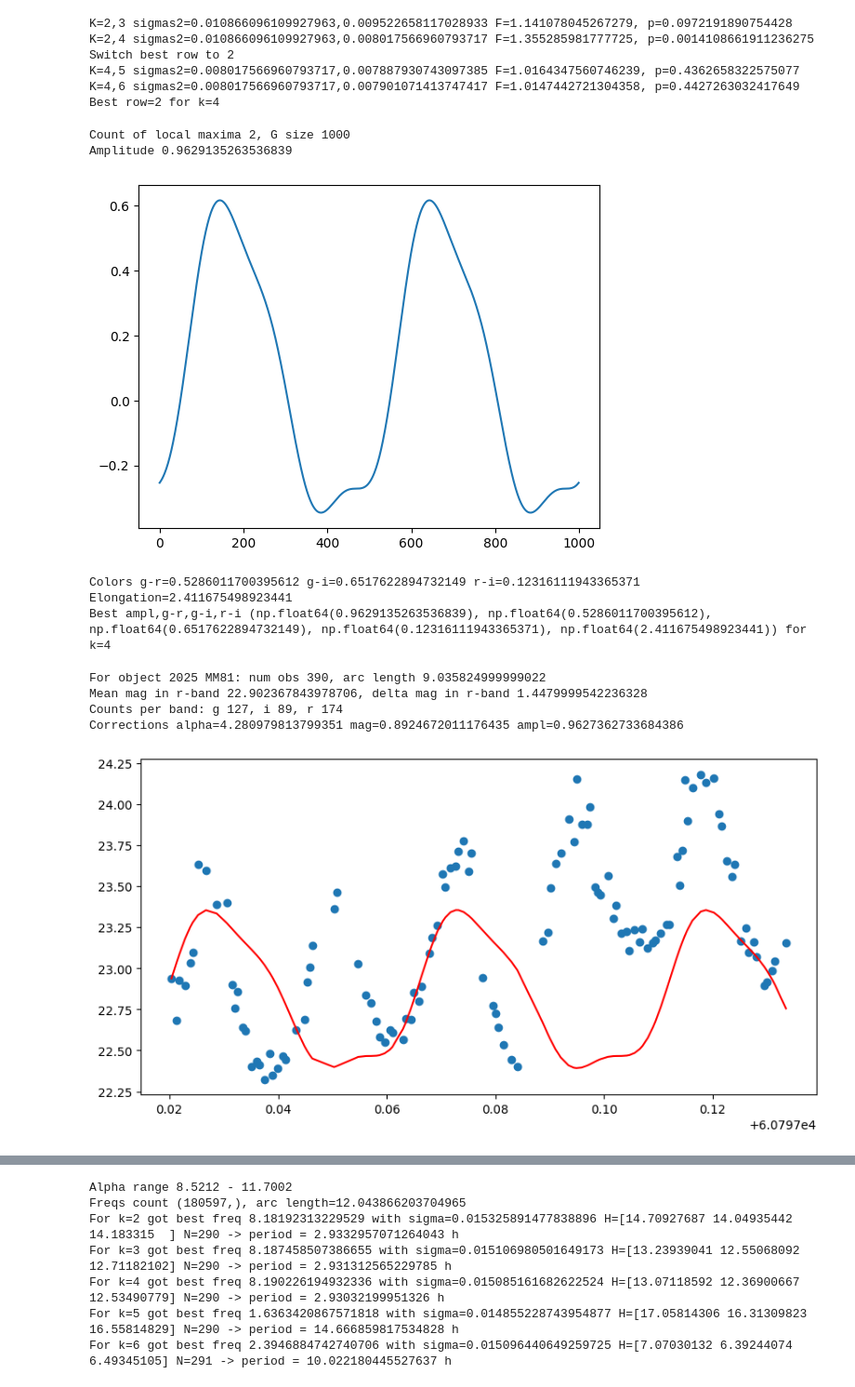
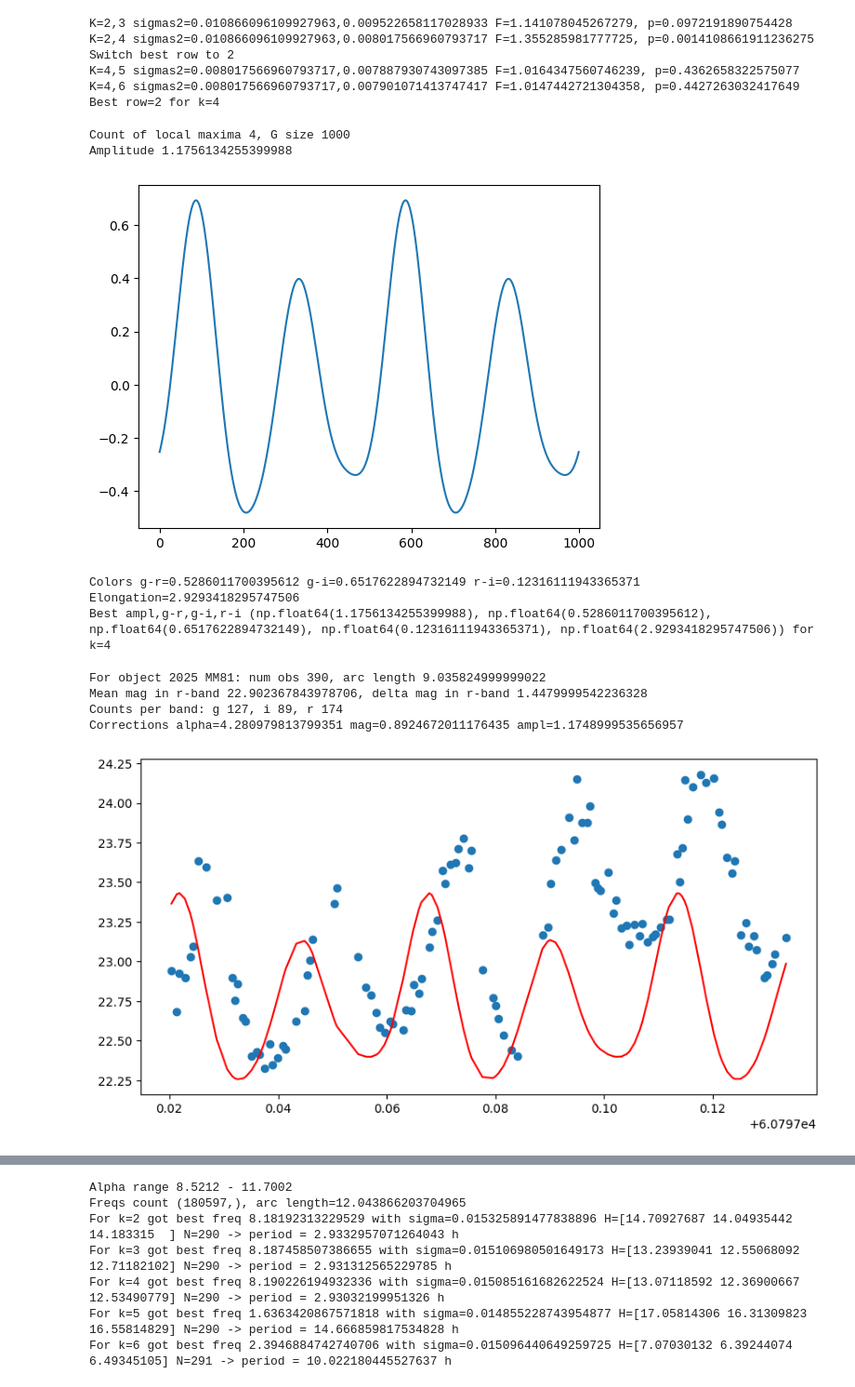
Before and after one commit to HoodedCrow/adam_core, a Jupyter notebook: examples/rotation_period.ipynb, the cells around one changed output, grey strips where cells are left out. Shown at 93% size. Drawn from its saved outputs; the diff is of its cells as text; code cells hidden in the pictures.

```diff
--- a/examples/rotation_period.ipynb
+++ b/examples/rotation_period.ipynb
@@ -369,7 +369,7 @@ def amplitude(fit, alpha_avg):
     G = np.zeros((len(sample)))
     assert len(values) == 2+k*2+3
     for j in range(0, k):
-        arg = base * j
+        arg = base * (j+1)
         G += values[2+2*j]*np.cos(arg)
         G += values[2+2*j+1]*np.sin(arg)
         # print(f"A{j} -> {2+2*j}")
@@ -377,39 +377,39 @@ def amplitude(fit, alpha_avg):
 
     # Count maxima
     max_count = 0
     for i in range(1, len(G)-1):
         if G[i-1]<G[i] and G[i]>=G[i+1]:
             max_count += 1
     print(f"Count of local maxima {max_count}, G size {len(G)}")
 
     print(f"Amplitude {ampl}")
     plt.plot(G)
     # plt.plot(G[440:480])
     plt.show()
 
     H_g = values[2+2*k]
     H_i = values[2+2*k+1]
     H_r = values[2+2*k+2]
     assert 2+2*k+2 == len(values)-1
     print(f"Colors g-r={H_g-H_r} g-i={H_g-H_i} r-i={H_r-H_i}")
 
     A0 = ampl / (1 + 0.02*alpha_avg)
     elongation = 10 ** (0.4*A0)
     print(f"Elongation={elongation}")
     # print(G[440:480])
     return ampl, H_g-H_r, H_g-H_i, H_r-H_i, elongation
 
 # Expected for 2025 MM81: 1.1, 0.55, 0.67, 0.12, 2.1
 print(f"Best ampl,g-r,g-i,r-i {amplitude(best_fit_mm81, np.deg2rad(np.average(mm81_inputs.angle)))} for k={best_fit_mm81[0]}")
 # for row in fit_mm81:
 #     print(f"k={row[0]}, ample={amplitude(row)}")
 # %% [output]
-Count of local maxima 2, G size 1000
-Amplitude 0.9629135263536839
+Count of local maxima 4, G size 1000
+Amplitude 1.1756134255399988
-[figure, old version]
+[figure, new version]
 Colors g-r=0.5286011700395612 g-i=0.6517622894732149 r-i=0.12316111943365371
-Elongation=2.411675498923441
-Best ampl,g-r,g-i,r-i (np.float64(0.9629135263536839), np.float64(0.5286011700395612), np.float64(0.6517622894732149), np.float64(0.12316111943365371), np.float64(2.411675498923441)) for k=4
+Elongation=2.9293418295747506
+Best ampl,g-r,g-i,r-i (np.float64(1.1756134255399988), np.float64(0.5286011700395612), np.float64(0.6517622894732149), np.float64(0.12316111943365371), np.float64(2.9293418295747506)) for k=4
 # %%
 def viz_vs_data(id, day, inputs, id_fit):
     k, sigma2, freq, values, size = id_fit
@@ -436,7 +436,7 @@ def viz_vs_data(id, day, inputs, id_fit):
     G = np.zeros((len(times)))
     assert len(values) == 2+k*2+3
     for j in range(0, k):
-        arg = base * j
+        arg = base * (j+1)
         G += values[2+2*j]*np.cos(arg)
         G += values[2+2*j+1]*np.sin(arg)
         # print(f"A{j} -> {2+2*j}")
@@ -457,8 +457,8 @@ viz_vs_data(mm81_id, 7, mm81_inputs, best_fit_mm81)
 For object 2025 MM81: num obs 390, arc length 9.035824999999022
 Mean mag in r-band 22.902367843978706, delta mag in r-band 1.4479999542236328
 Counts per band: g 127, i 89, r 174
-Corrections alpha=4.280979813799351 mag=0.8924672011176435 ampl=0.9627362733684386
+Corrections alpha=4.280979813799351 mag=0.8924672011176435 ampl=1.1748999535656957
-[figure, old version]
+[figure, new version]
 # %%
 # Try 2025 MA46. Expect H=18.1, mean mag r band=23.13, num obs 291, arc 12, period 5.9, ampl 0.6
 # g-r=0.53, g-i=0.71, r-i=0.18, elong=1.6
```
Also changed, not shown: parts of 8 cells of this notebook.
